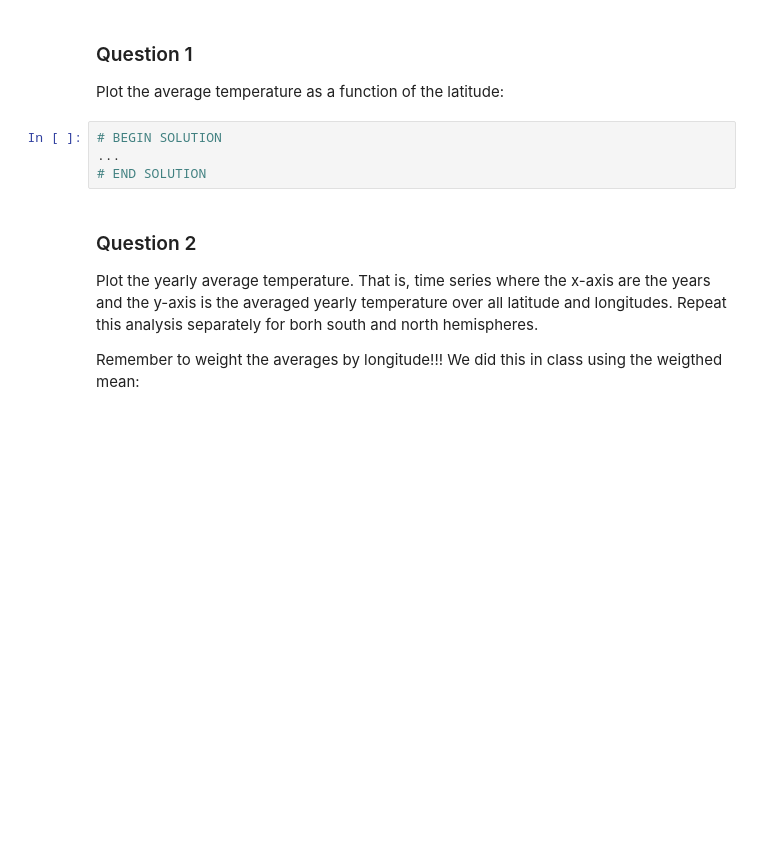
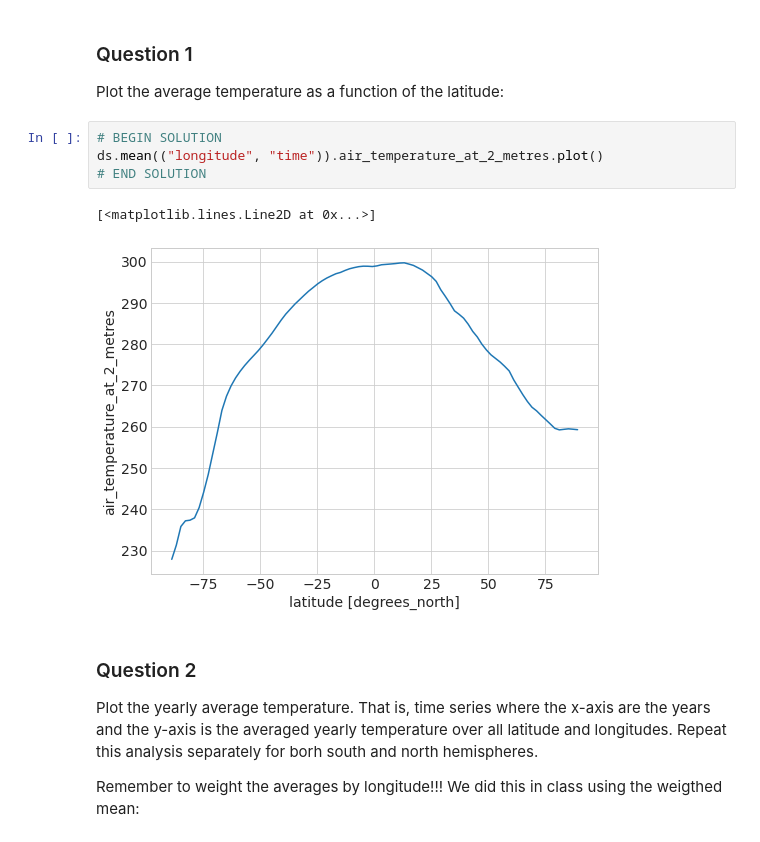
Before and after one commit to UCB-stat-159-s22/site, a Jupyter notebook: _sources/lab/lab05/lab05.ipynb, the cells around one changed output. Drawn from its saved outputs; the diff is of its cells as text; blank space fills up the shorter version.

```diff
--- a/_sources/lab/lab05/lab05.ipynb
+++ b/_sources/lab/lab05/lab05.ipynb
@@ -147,8 +147,11 @@ ds.groupby("time").mean(("longitude")).air_temperature_at_2_metres.plot()
 Plot the average temperature as a function of the latitude:
 # %%
 # BEGIN SOLUTION
-...
+ds.mean(("longitude", "time")).air_temperature_at_2_metres.plot()
 # END SOLUTION
+# %% [output]
+[<matplotlib.lines.Line2D at 0x...>]
+[figure, added]
 # %% [markdown]
 ### Question 2
 
```
Also changed, not shown: parts of 13 cells of this notebook, 11 other files.
